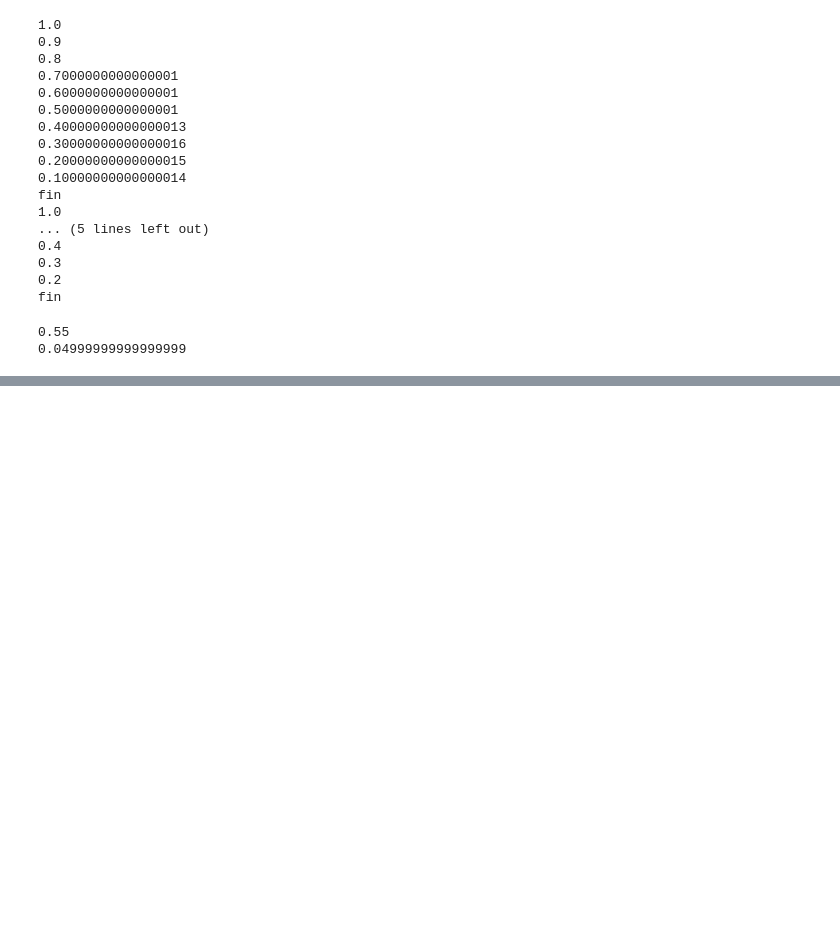
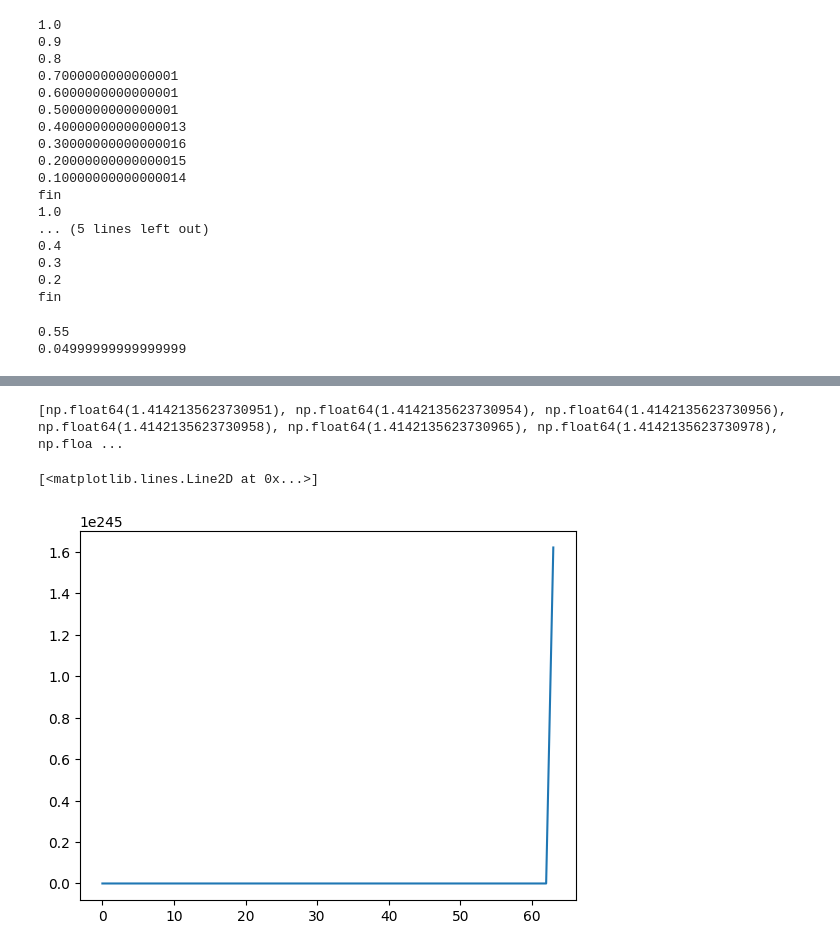
Before and after one commit to caruarte/ALC, a Jupyter notebook: Recursos - Laboratorio 01 - Número de Máquina-20260825/labo1.ipynb, the cells around one changed output, grey strips where cells are left out. Cells and saved outputs as stored; diff of their text form; code cells hidden in the pictures; blank space fills up the shorter version.

```diff
--- a/Recursos - Laboratorio 01 - Número de Máquina-20260825/labo1.ipynb
+++ b/Recursos - Laboratorio 01 - Número de Máquina-20260825/labo1.ipynb
@@ -69,0 +84,14 @@ print(0.3 - 0.25)  # no obtenemos el resultado esperado
+# %%
+# ej 5
+
+l = []
+l.append(np.sqrt(2))
+for i in range(1,100):
+    l.append(l[i-1]* l[i-1]/np.sqrt(2))
+
+print(l)
+plt.plot(l) # el limite es mas infinito
+# %% [output]
+[np.float64(1.4142135623730951), np.float64(1.4142135623730954), np.float64(1.4142135623730956), np.float64(1.4142135623730958), np.float64(1.4142135623730965), np.float64(1.4142135623730978), np.floa ...
+[<matplotlib.lines.Line2D at 0x...>]
+[figure, added]
```
Also changed, not shown: parts of 6 cells of this notebook, 5 other files.
